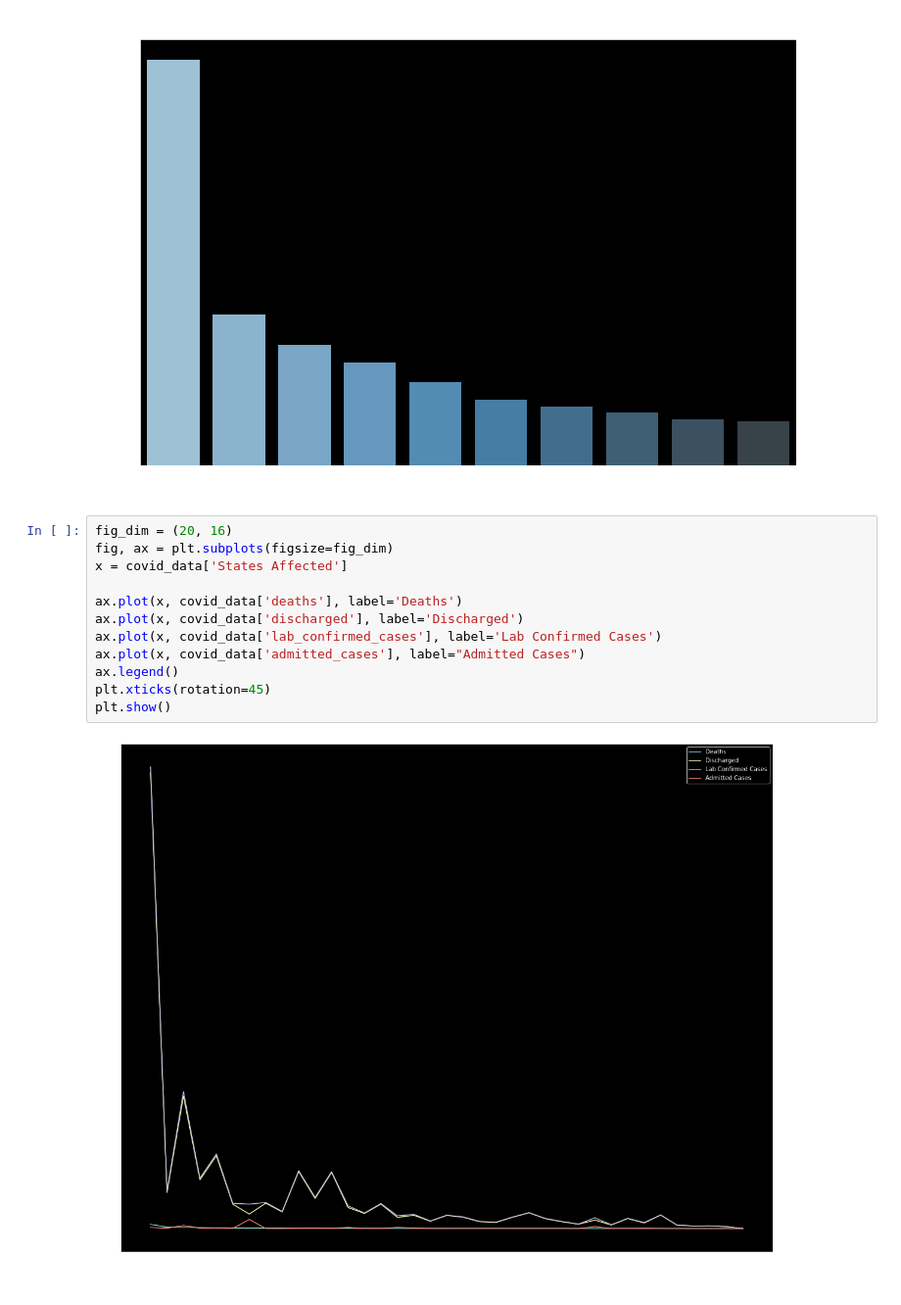
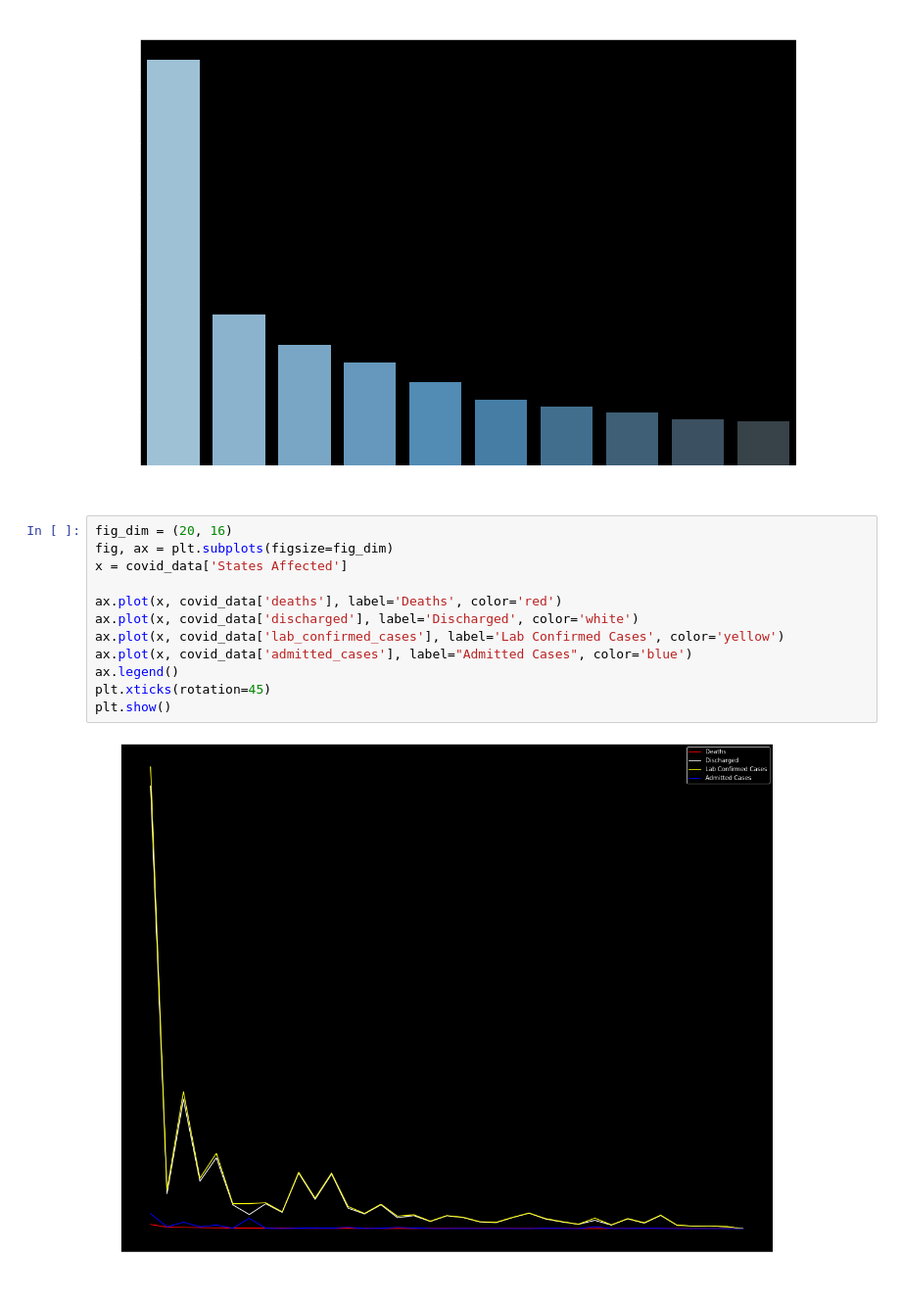
Before and after one commit to XVI-IX/Nigeria-COVID-projects, a Jupyter notebook: Covid.ipynb, the cells around one changed output. Shown: that part at 98% size. Saved outputs shown, nothing was run; the diff lists cells and outputs as text.

```diff
--- a/Covid.ipynb
+++ b/Covid.ipynb
@@ -285,14 +268,14 @@ ax.set(
 # %%
 fig_dim = (20, 16)
 fig, ax = plt.subplots(figsize=fig_dim)
 x = covid_data['States Affected']
 
-ax.plot(x, covid_data['deaths'], label='Deaths')
-ax.plot(x, covid_data['discharged'], label='Discharged')
-ax.plot(x, covid_data['lab_confirmed_cases'], label='Lab Confirmed Cases')
-ax.plot(x, covid_data['admitted_cases'], label="Admitted Cases")
+ax.plot(x, covid_data['deaths'], label='Deaths', color='red')
+ax.plot(x, covid_data['discharged'], label='Discharged', color='white')
+ax.plot(x, covid_data['lab_confirmed_cases'], label='Lab Confirmed Cases', color='yellow')
+ax.plot(x, covid_data['admitted_cases'], label="Admitted Cases", color='blue')
 ax.legend()
 plt.xticks(rotation=45)
 plt.show()
 # %% [output]
-[figure, old version]
+[figure, new version]
```
Also changed, not shown: parts of 21 cells of this notebook, 5 other files.
